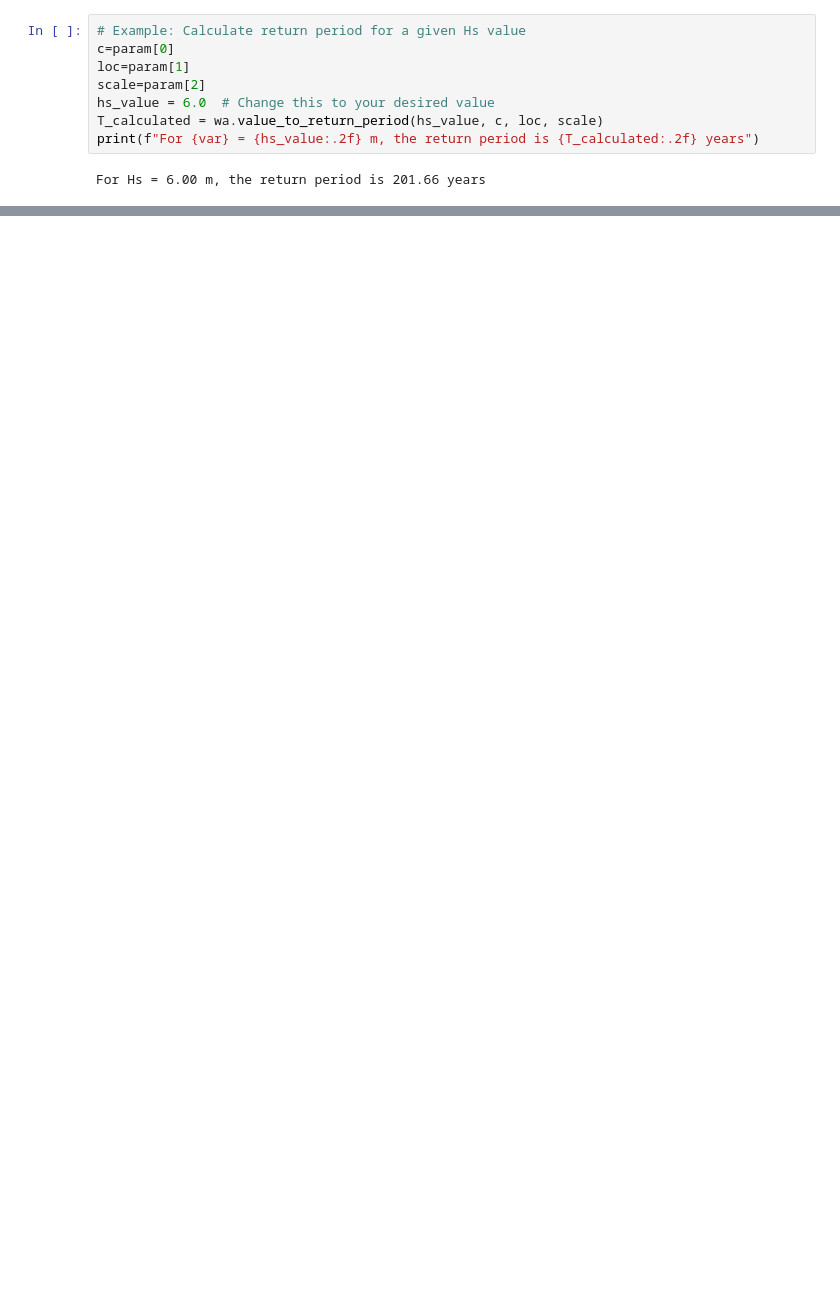
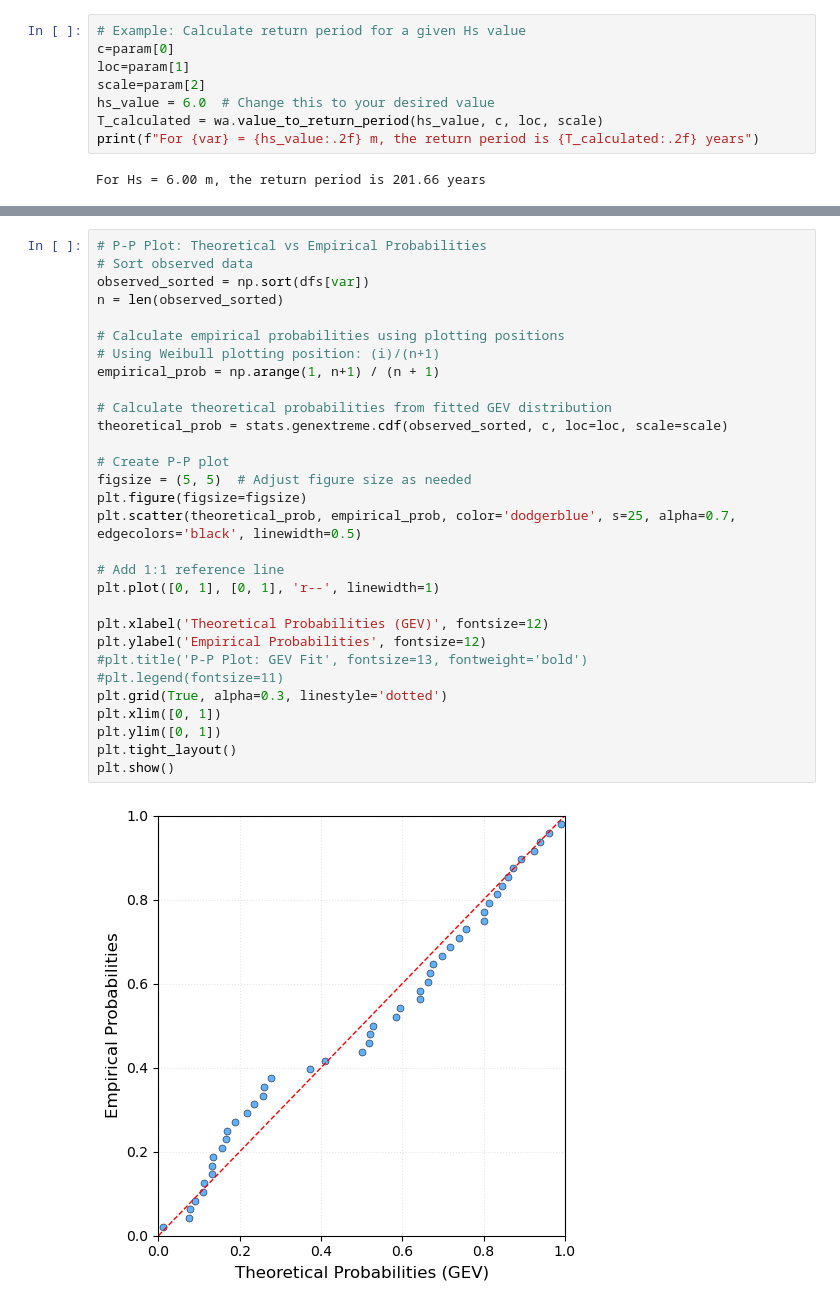
Before and after one commit to giospud/meteocean-tools, a Jupyter notebook: EVA/eva.ipynb, the cells around one changed output, grey strips where cells are left out. Cells and saved outputs as stored; diff of their text form; blank space fills up the shorter version.

```diff
--- a/EVA/eva.ipynb
+++ b/EVA/eva.ipynb
@@ -156,0 +164,32 @@ For Hs = 6.00 m, the return period is 201.66 years
+# %%
+# P-P Plot: Theoretical vs Empirical Probabilities
+# Sort observed data
+observed_sorted = np.sort(dfs[var])
+n = len(observed_sorted)
+
+# Calculate empirical probabilities using plotting positions
+# Using Weibull plotting position: (i)/(n+1)
+empirical_prob = np.arange(1, n+1) / (n + 1)
+
+# Calculate theoretical probabilities from fitted GEV distribution
+theoretical_prob = stats.genextreme.cdf(observed_sorted, c, loc=loc, scale=scale)
+
+# Create P-P plot
+figsize = (5, 5)  # Adjust figure size as needed
+plt.figure(figsize=figsize)
+plt.scatter(theoretical_prob, empirical_prob, color='dodgerblue', s=25, alpha=0.7, edgecolors='black', linewidth=0.5)
+
+# Add 1:1 reference line
+plt.plot([0, 1], [0, 1], 'r--', linewidth=1)
+
+plt.xlabel('Theoretical Probabilities (GEV)', fontsize=12)
+plt.ylabel('Empirical Probabilities', fontsize=12)
+#plt.title('P-P Plot: GEV Fit', fontsize=13, fontweight='bold')
+#plt.legend(fontsize=11)
+plt.grid(True, alpha=0.3, linestyle='dotted')
+plt.xlim([0, 1])
+plt.ylim([0, 1])
+plt.tight_layout()
+plt.show()
+# %% [output]
+[figure, added]
```
Also changed, not shown: parts of 17 cells of this notebook, 1 other file.
